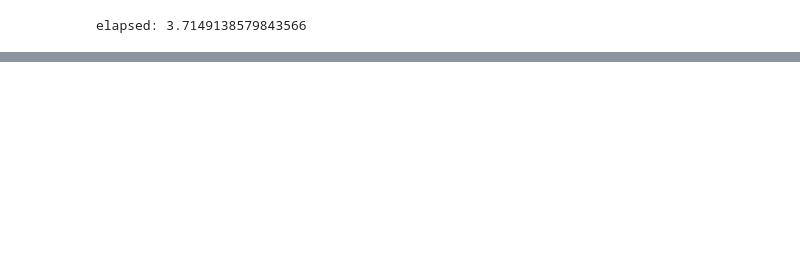
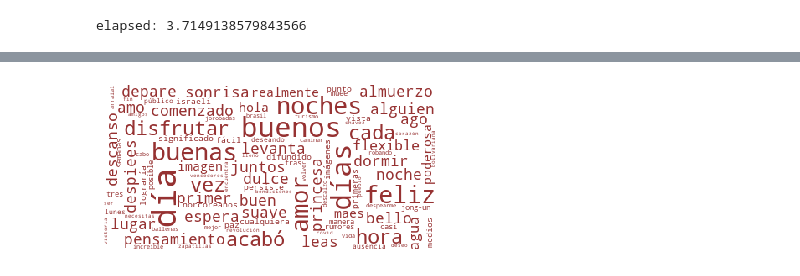
Before and after one commit to sarahkpardo/social-media-data-analysis, a Jupyter notebook: sentiment_analysis_transformers.ipynb, the cells around one changed output, grey strips where cells are left out. Cells and saved outputs as stored; diff of their text form; code cells hidden in the pictures; blank space fills up the shorter version.

Commit message:
Updated sentiment analysis

```diff
--- a/sentiment_analysis_transformers.ipynb
+++ b/sentiment_analysis_transformers.ipynb
@@ -414,5 +398,5 @@ Name: tweet_text, Length: 100, dtype: object
 # %%
 documents = pd.DataFrame(documents)
-documents['sentiment'] = sentiment['sentiment']
+documents['sentiment'] = sentiment
 documents[['tweet_text','sentiment']].head(10)
 # %% [output]
@@ -424,0 +431,9 @@ KeyError: 'sentiment'
+# %%
+positive = (documents
+.groupby('sentiment')
+.get_group('POS')
+)['tweet_text']
+# %%
+fig = vis_from_series(positive)
+# %% [output]
+[figure, added]
```
Also changed, not shown: parts of 3 cells of this notebook, 1 other file.
